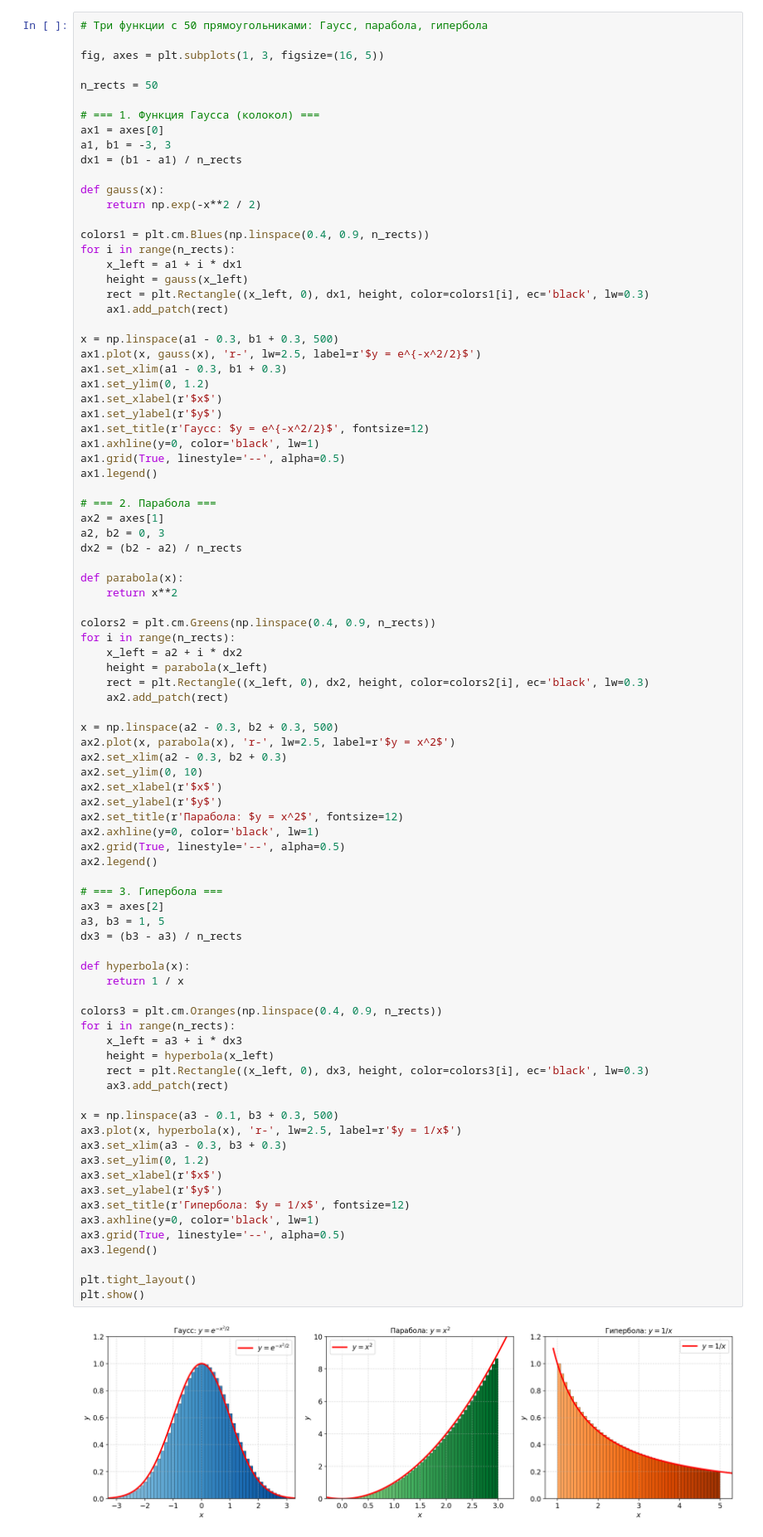
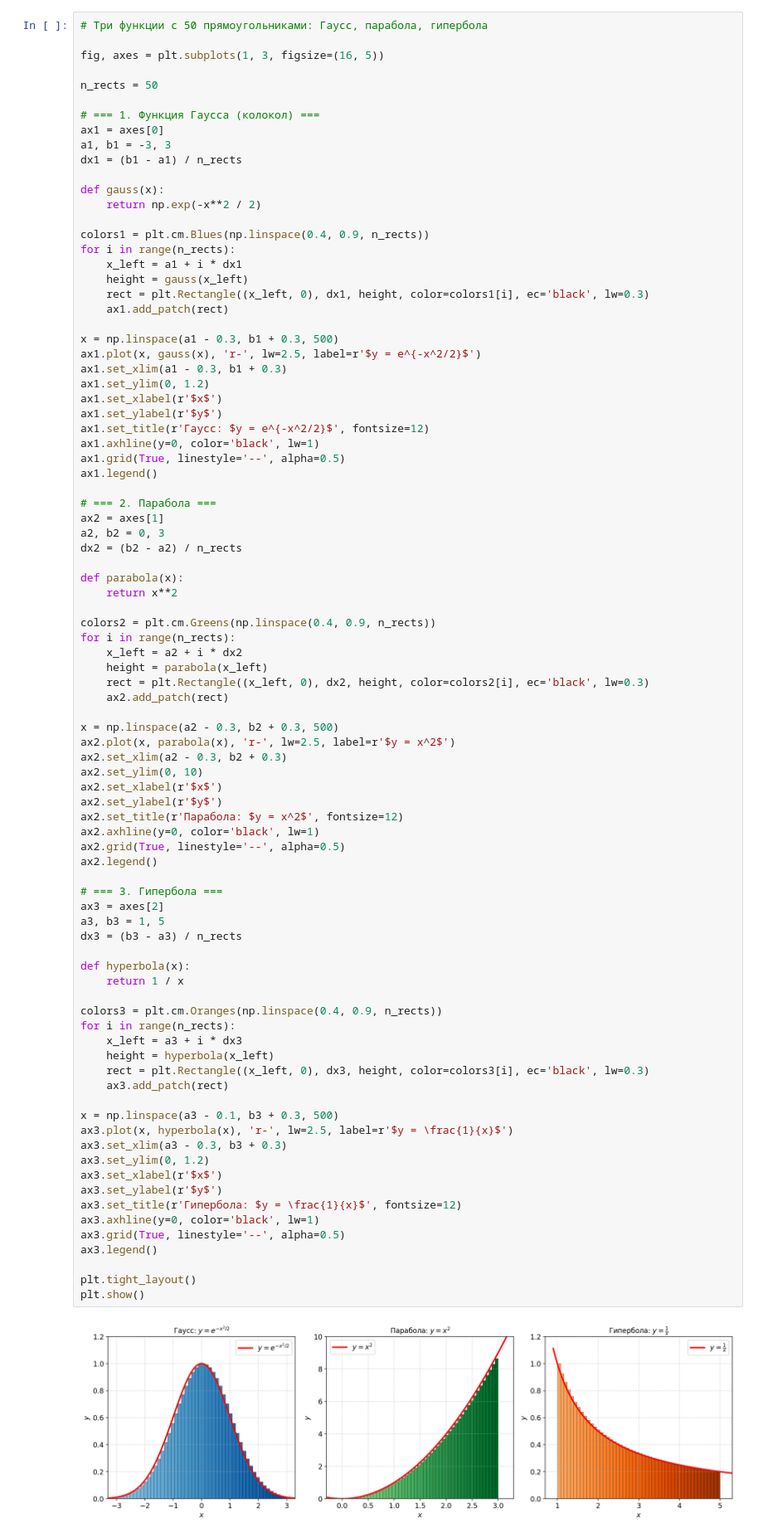
Before and after one commit to sabahtalateh/ainots, a Jupyter notebook: calculus/01-essense.ipynb, the cells around one changed output. Shown at 83% size. Drawn from its saved outputs; the diff is of its cells as text.

```diff
--- a/calculus/01-essense.ipynb
+++ b/calculus/01-essense.ipynb
@@ -221,33 +221,33 @@ ax2.axhline(y=0, color='black', lw=1)
 ax2.grid(True, linestyle='--', alpha=0.5)
 ax2.legend()
 
 # === 3. Гипербола ===
 ax3 = axes[2]
 a3, b3 = 1, 5
 dx3 = (b3 - a3) / n_rects
 
 def hyperbola(x):
     return 1 / x
 
 colors3 = plt.cm.Oranges(np.linspace(0.4, 0.9, n_rects))
 for i in range(n_rects):
     x_left = a3 + i * dx3
     height = hyperbola(x_left)
     rect = plt.Rectangle((x_left, 0), dx3, height, color=colors3[i], ec='black', lw=0.3)
     ax3.add_patch(rect)
 
 x = np.linspace(a3 - 0.1, b3 + 0.3, 500)
-ax3.plot(x, hyperbola(x), 'r-', lw=2.5, label=r'$y = 1/x$')
+ax3.plot(x, hyperbola(x), 'r-', lw=2.5, label=r'$y = \frac{1}{x}$')
 ax3.set_xlim(a3 - 0.3, b3 + 0.3)
 ax3.set_ylim(0, 1.2)
 ax3.set_xlabel(r'$x$')
 ax3.set_ylabel(r'$y$')
-ax3.set_title(r'Гипербола: $y = 1/x$', fontsize=12)
+ax3.set_title(r'Гипербола: $y = \frac{1}{x}$', fontsize=12)
 ax3.axhline(y=0, color='black', lw=1)
 ax3.grid(True, linestyle='--', alpha=0.5)
 ax3.legend()
 
 plt.tight_layout()
 plt.show()
 # %% [output]
-[figure, old version]
+[figure, new version]
```
Also changed, not shown: parts of 1 cell of this notebook, 3 other files.
